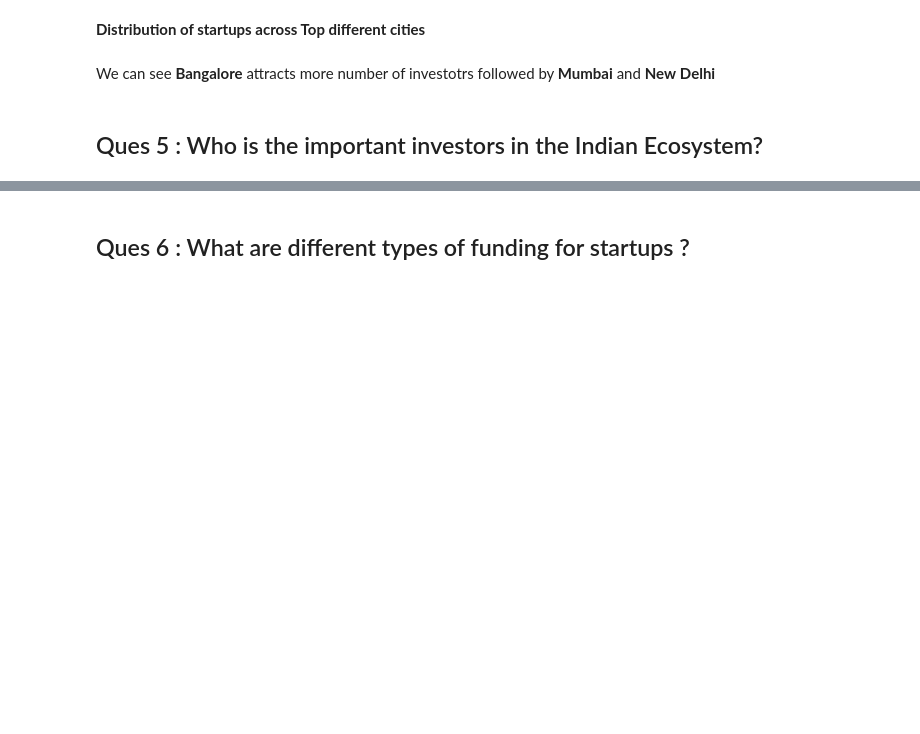
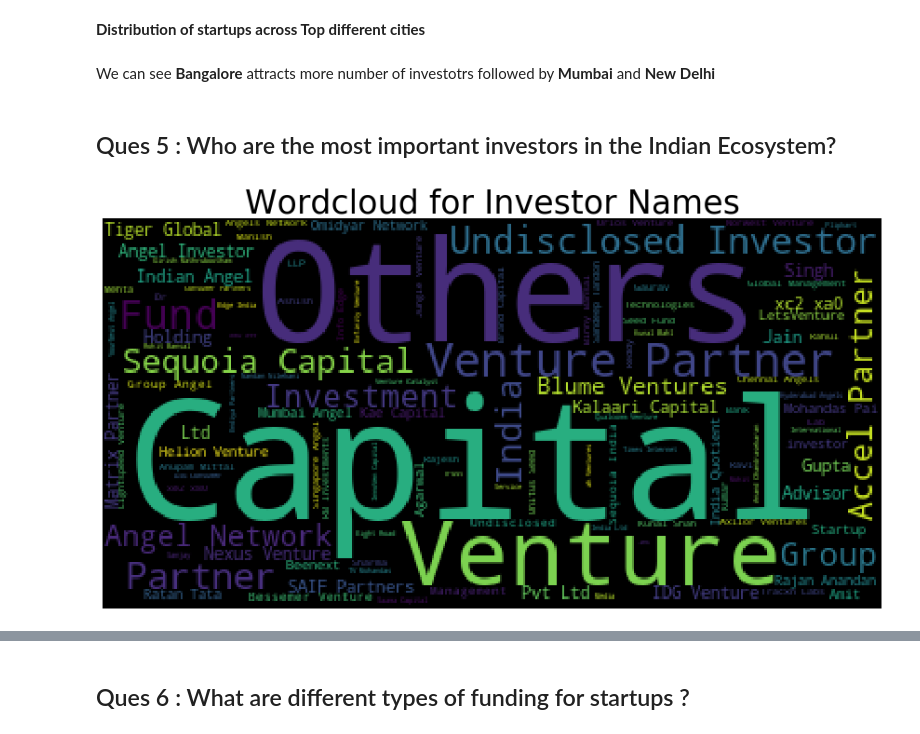
Before and after one commit to jimitmistry/Startups-of-India-Insights, a Jupyter notebook: Top Funding Startups in India.ipynb, the cells around one changed output, grey strips where cells are left out. Drawn from its saved outputs; the diff is of its cells as text; code cells hidden in the pictures; blank space fills up the shorter version.

Commit message:
Cleaned data and performed exploratory analysis

```diff
--- a/Top Funding Startups in India.ipynb
+++ b/Top Funding Startups in India.ipynb
@@ -107,5 +104,6 @@ array(['4,500,000', '3,300,000', '6,000,000', '5,000,000', '18,000,000',
 funding_data["Amount in USD"][funding_data["Amount in USD"].str.contains('undisclosed', flags=re.IGNORECASE, regex=True, na = False)] = '0'
 # %%
+funding_data["Amount in USD"] = funding_data["Amount in USD"].apply(lambda x: re.sub('^\\\\\\\\\\\\\\\\xc2\\\\\\\\\\\\\\\\xa0','',str(x)))
 funding_data["Amount in USD"] = funding_data["Amount in USD"].apply(lambda x: re.sub('\D+','',str(x)))
 #funding_data["Amount in USD"] = funding_data["Amount in USD"].apply(lambda x: float(str(x).replace(",","")))
 funding_data["Amount in USD"] = pd.to_numeric(funding_data["Amount in USD"])
@@ -125,0 +130,5 @@ funding_data['Date ddmmyyyy'].str.contains('\.', regex = True).sum()
+# %%
+for i in range(0,len(funding_data['Date ddmmyyyy'])):
+    if not re.match('^([1-9]|0[1-9]|[12][0-9]|3[01])[/]([1-9]|0[1-9]|1[012])[/](19|20)\d\d$',funding_data['Date ddmmyyyy'][i]):
+        funding_data['Date ddmmyyyy'][i] = re.sub('\D+','/',funding_data['Date ddmmyyyy'][i])
+        print(funding_data['Date ddmmyyyy'][i])
@@ -126,10 +144,10 @@ funding_data['Date ddmmyyyy'].str.contains('\.', regex = True).sum()
 # %%
 ### Some more fixes in the data format. Will try to fix in the input file in next version #
-funding_data['Date ddmmyyyy'][funding_data['Date ddmmyyyy']=='12/05.2015'] = '12/05/2015'
-funding_data['Date'][funding_data['Date']=='13/04.2015'] = '13/04/2015'
-funding_data['Date'][funding_data['Date']=='15/01.2015'] = '15/01/2015'
-funding_data['Date'][funding_data['Date']=='22/01//2015'] = '22/01/2015'
-funding_data["yearmonth"] = (pd.to_datetime(funding_data['Date'],format='%d/%m/%Y').dt.year*100)+(pd.to_datetime(funding_data['Date'],format='%d/%m/%Y').dt.month)
+funding_data['Date ddmmyyyy'][funding_data['Date ddmmyyyy']=='05/072018'] = '05/07/2018'
+funding_data['Date ddmmyyyy'][funding_data['Date ddmmyyyy']=='01/07/015'] = '01/07/2015'
+funding_data['Date ddmmyyyy'][funding_data['Date ddmmyyyy']=='/2/010/7/2015'] = '10/07/2015'
+funding_data['Date ddmmyyyy'][funding_data['Date ddmmyyyy']=='22/01//2015'] = '22/01/2015'
+funding_data["yearmonth"] = (pd.to_datetime(funding_data['Date ddmmyyyy'],format='%d/%m/%Y').dt.year*100)+(pd.to_datetime(funding_data['Date ddmmyyyy'],format='%d/%m/%Y').dt.month)
 temp = funding_data['yearmonth'].value_counts().sort_values(ascending = False).head(10)
 print("Number of funding per month in decreasing order(Top 10)\n",temp)
 # %% [output]
@@ -227,16 +335,18 @@ plt.title('Distribution of Startups across Top cities')
 # %% [markdown]
 We can see **Bangalore** attracts more number of investotrs followed by **Mumbai** and **New** **Delhi**
 # %% [markdown]
-## Ques 5 : Who is the important investors in the Indian Ecosystem?
+## Ques 5 : Who are the most important investors in the Indian Ecosystem?
 # %%
 from wordcloud import WordCloud
 
-names = funding_data["InvestorsName"][~pd.isnull(funding_data["InvestorsName"])]
+names = funding_data["Investorsxe2x80x99 Name"][~pd.isnull(funding_data["Investorsxe2x80x99 Name"])]
 #print(names)
-wordcloud = WordCloud(max_font_size=50, width=600, height=300).generate(' '.join(names))
+wordcloud = WordCloud().generate(' '.join(names))
 plt.figure(figsize=(15,8))
 plt.imshow(wordcloud)
 plt.title("Wordcloud for Investor Names", fontsize=35)
 plt.axis("off")
 plt.show()
+# %% [output]
+[figure, added]
 # %%
```
Also changed, not shown: parts of 44 cells of this notebook.
